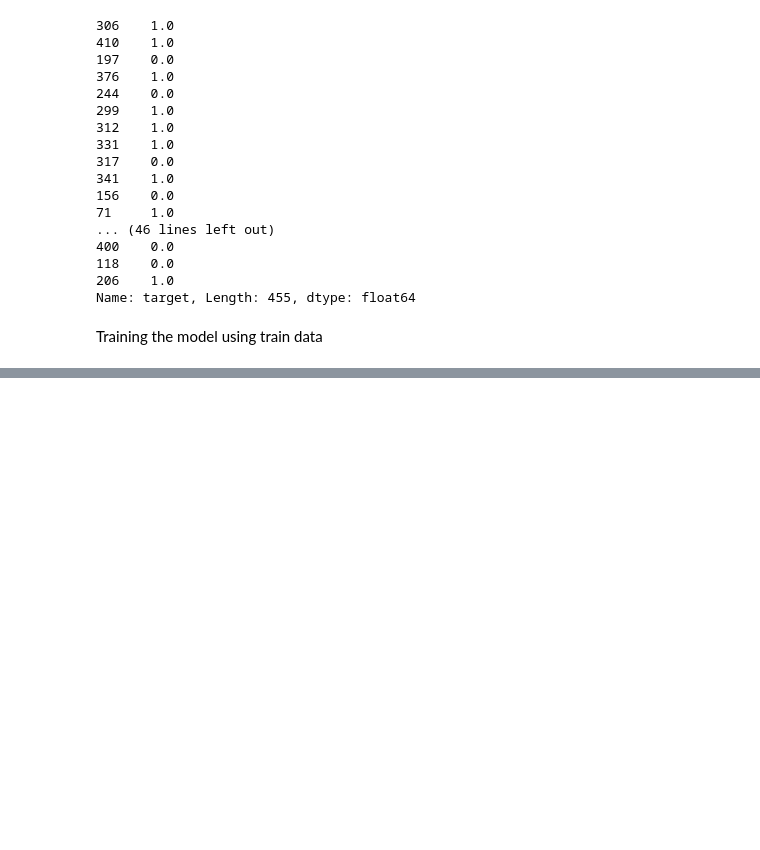
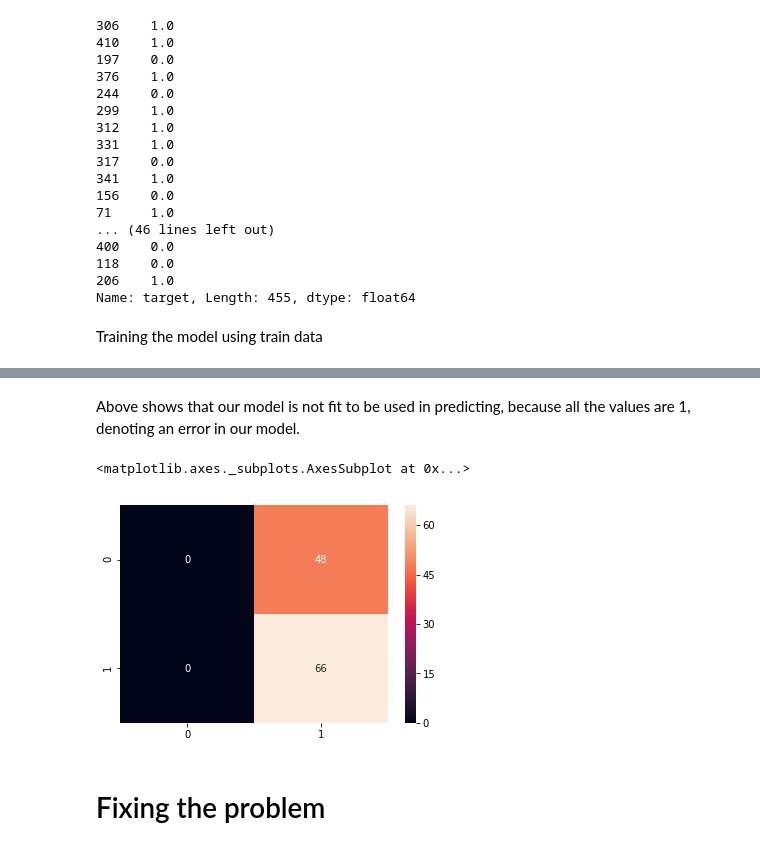
Before and after one commit to vaibhavrkumar/tumorClassification, a Jupyter notebook: breastcancer.ipynb, the cells around one changed output, grey strips where cells are left out. Cells and saved outputs as stored; diff of their text form; code cells hidden in the pictures; blank space fills up the shorter version.

Commit message:
Created the model

```diff
--- a/breastcancer.ipynb
+++ b/breastcancer.ipynb
@@ -264,4 +264,4 @@ from sklearn.metrics import classification_report, confusion_matrix
 # %%
 svcModel = SVC()
 # %%
-svcModel.fit()
+svcModel.fit(X_train, y_train)
@@ -267,0 +275,2 @@ svcModel.fit()
+# %%
+y_predict = svcModel.predict(X_test)
@@ -267,0 +287,2 @@ svcModel.fit()
+# %% [markdown]
+Above shows that our model is not fit to be used in predicting, because all the values are 1, denoting an error in our model.
@@ -267,0 +291,7 @@ svcModel.fit()
+# %%
+cmat = confusion_matrix(y_test, y_predict)
+# %%
+seaborn.heatmap(cmat, annot= True)
+# %% [output]
+<matplotlib.axes._subplots.AxesSubplot at 0x...>
+[figure, added]
@@ -267,0 +302,2 @@ svcModel.fit()
+# %% [markdown]
+# Fixing the problem
```
Also changed, not shown: parts of 5 cells of this notebook.
